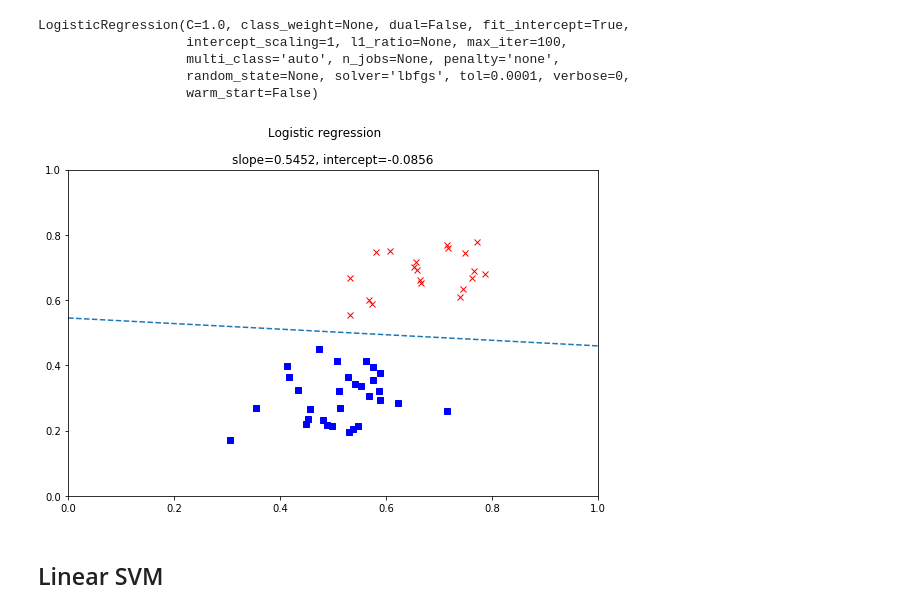
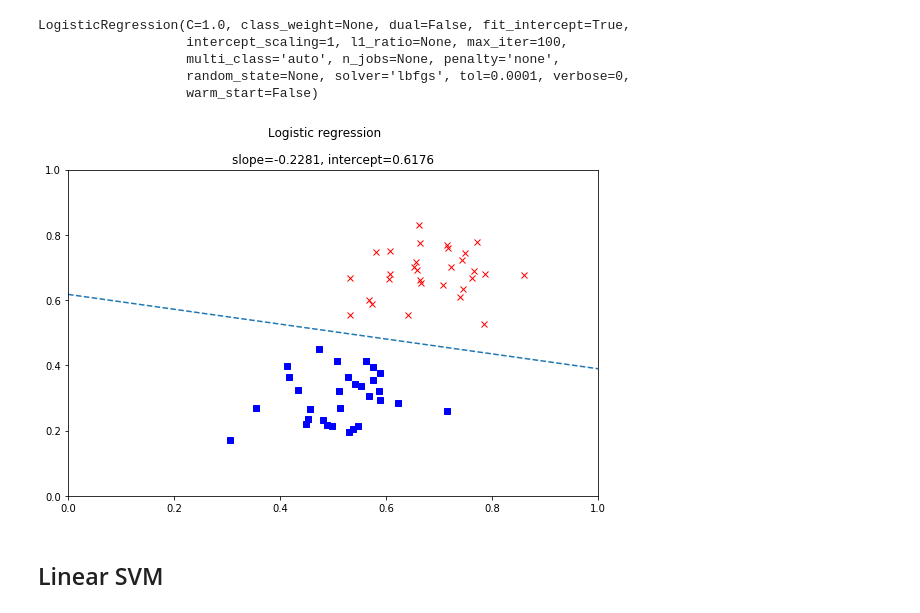
Before and after one commit to CSCfi/machine-learning-scripts, a Jupyter notebook: notebooks/sklearn-svm-toy.ipynb, the cells around one changed output. Cells and saved outputs as stored; diff of their text form; code cells hidden in the pictures.

```diff
--- a/notebooks/sklearn-svm-toy.ipynb
+++ b/notebooks/sklearn-svm-toy.ipynb
@@ -16,10 +16,6 @@ rng = default_rng(seed=42)
 ## Two Gaussian distributions
 
 Let's generate some data, two sets of Normally distributed points...
-# %%
-s1 = s2 = 0.01
-x1, y1 = rng.multivariate_normal([0.5, 0.3], [[s1, 0], [0, s1]], 30).T
-x2, y2 = rng.multivariate_normal([0.7, 0.7], [[s2, 0], [0, s2]], 20).T
 # %%
 def plot_data():
     plt.xlim(0.0, 1.0)
@@ -32,0 +25,11 @@ plot_data()
+# %%
+s1=0.01
+s2=0.01
+n1=30
+n2=30
+
+x1, y1 = rng.multivariate_normal([0.5, 0.3], [[s1, 0], [0, s1]], n1).T
+x2, y2 = rng.multivariate_normal([0.7, 0.7], [[s2, 0], [0, s2]], n2).T
+plot_data()
+plt.suptitle('generated data points')
+plt.show()
@@ -35,10 +40,11 @@ plot_data()
 
 Linear classifiers: separate the two distributions with a line (hyperplane)
 # %%
-def plot_line(slope, intercept):
+def plot_line(slope, intercept, show_params=False):
     x_vals = np.linspace(0.0, 1.0)
     y_vals = slope*x_vals +intercept
     plt.plot(x_vals, y_vals, '--')
-    plt.title('slope={:.4f}, intercept={:.4f}'.format(intercept, slope))
+    if show_params:
+        plt.title('slope={:.4f}, intercept={:.4f}'.format(slope, intercept))
 # %% [markdown]
 You can try out different parameters (slope, intercept) for the line. Note that there are many (in fact an infinite number) of lines that separate the two classes.
@@ -86,13 +114,13 @@ LogisticRegression(C=1.0, class_weight=None, dual=False, fit_intercept=True,
 # %%
 w1 = clf_lr.coef_[0][0]
 w2 = clf_lr.coef_[0][1]
 b = clf_lr.intercept_[0]
 
 plt.suptitle('Logistic regression')
 plot_data()
-plot_line(slope=-w1/w2, intercept=-b/w2)
+plot_line(slope=-w1/w2, intercept=-b/w2, show_params=True)
 # %% [output]
-[figure, old version]
+[figure, new version]
 # %% [markdown]
 ## Linear SVM
 # %%
```
Also changed, not shown: parts of 12 cells of this notebook.
